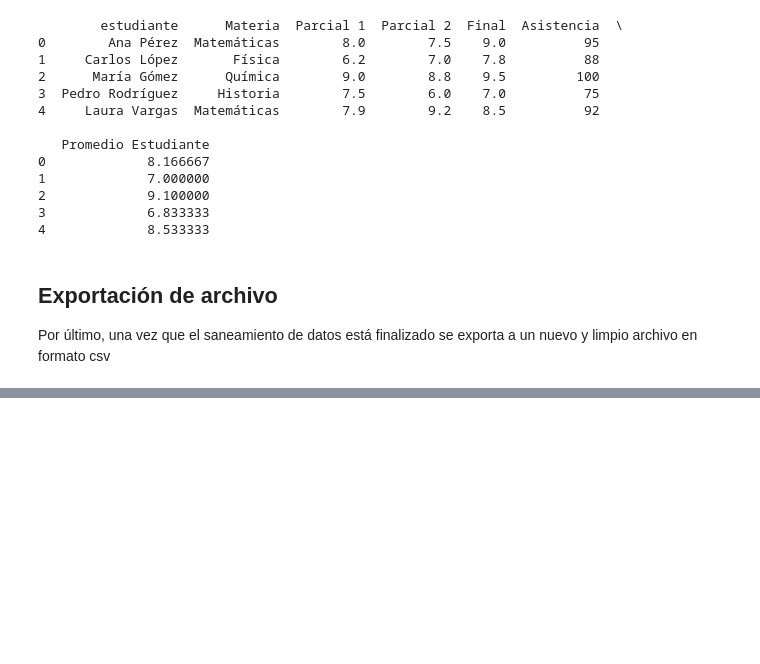
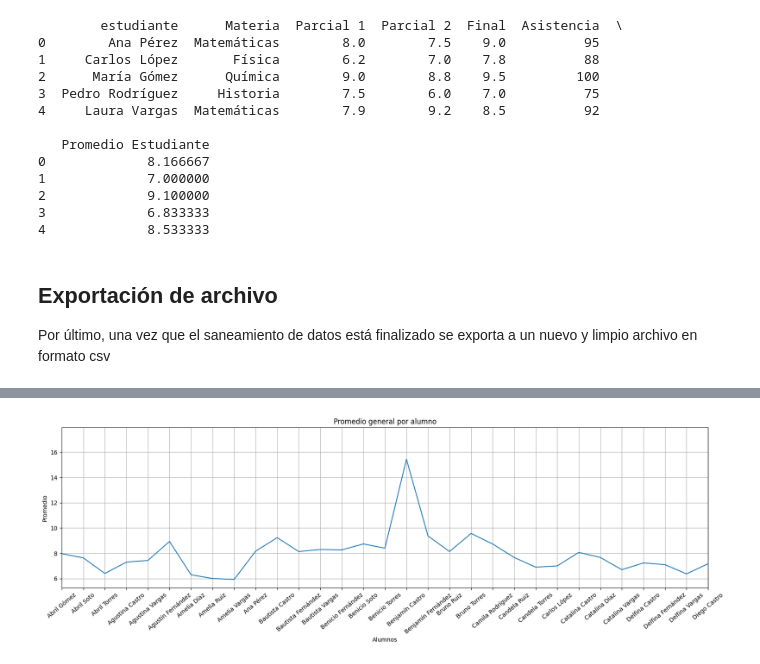
Before and after one commit to AlanRik20/modelo_examen_pr-ctico, a Jupyter notebook: main.ipynb, the cells around one changed output, grey strips where cells are left out. Saved outputs shown, nothing was run; the diff lists cells and outputs as text; code cells hidden in the pictures; blank space fills up the shorter version.

```diff
--- a/main.ipynb
+++ b/main.ipynb
@@ -185,0 +201,20 @@ df_backup.to_csv("datasets_calificaciones_limpio.csv", index=False)
+# %%
+#Agrupamos los datos con df.grupby
+promedio_estudiante = df.groupby('estudiante')['Promedio Estudiante'].sum()
+
+#tamaño de la figura
+plt.figure(figsize=(20,5))
+#titulo
+plt.title("Promedio general por alumno")
+#pasamos los valores x, y
+plt.plot(promedio_estudiante.index, promedio_estudiante.values)
+plt.xlabel("Alumnos")
+plt.ylabel("Promedio")
+# limitamos la muestra a 30 datos
+plt.xlim(0,30)
+
+plt.xticks(rotation=40)
+plt.grid()
+plt.show()
+# %% [output]
+[figure, added]
```
Also changed, not shown: parts of 8 cells of this notebook, 3 other files.
